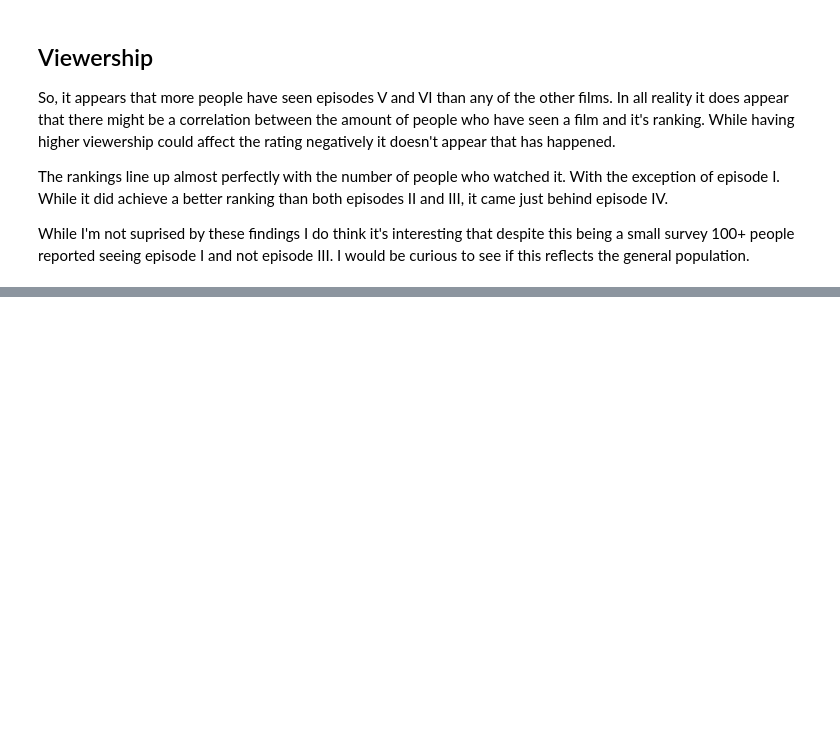
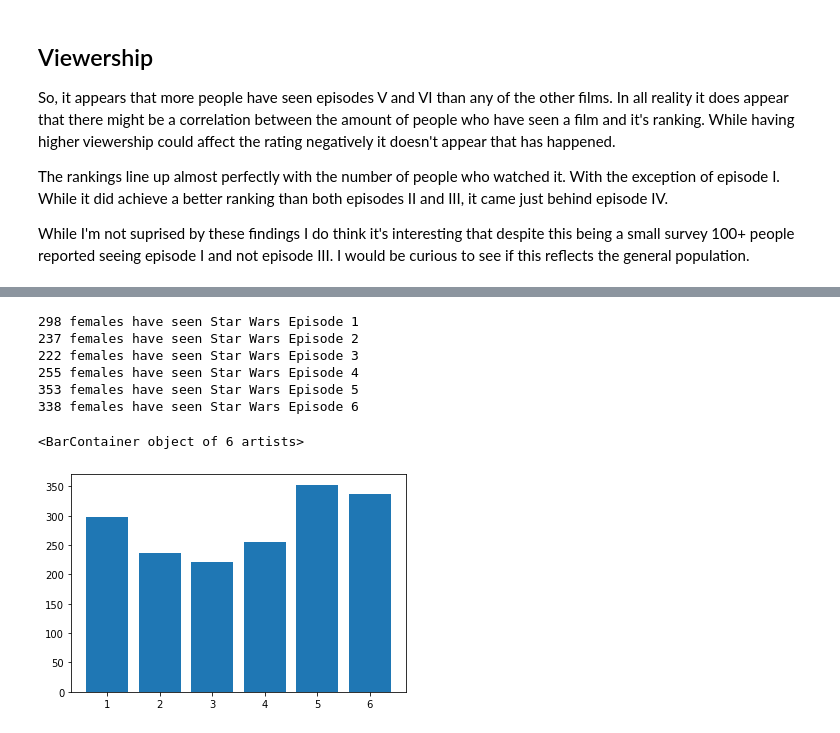
Before and after one commit to adfelt/Star-Wars-Survey, a Jupyter notebook: star_wars_survey.ipynb, the cells around one changed output, grey strips where cells are left out. Saved outputs shown, nothing was run; the diff lists cells and outputs as text; code cells hidden in the pictures; blank space fills up the shorter version.

```diff
--- a/star_wars_survey.ipynb
+++ b/star_wars_survey.ipynb
@@ -155,0 +212,17 @@ While I'm not suprised by these findings I do think it's interesting that despit
+# %%
+# Viewership - Females
+counter = 0
+for c in seen_cols:
+    counter += 1
+    print(f'{sum(females[c])} females have seen Star Wars Episode {counter}')
+
+plt.bar(range(1,7), females.iloc[:,3:9].sum())
+# %% [output]
+298 females have seen Star Wars Episode 1
+237 females have seen Star Wars Episode 2
+222 females have seen Star Wars Episode 3
+255 females have seen Star Wars Episode 4
+353 females have seen Star Wars Episode 5
+338 females have seen Star Wars Episode 6
+<BarContainer object of 6 artists>
+[figure, added]
```
Also changed, not shown: parts of 4 cells of this notebook.
